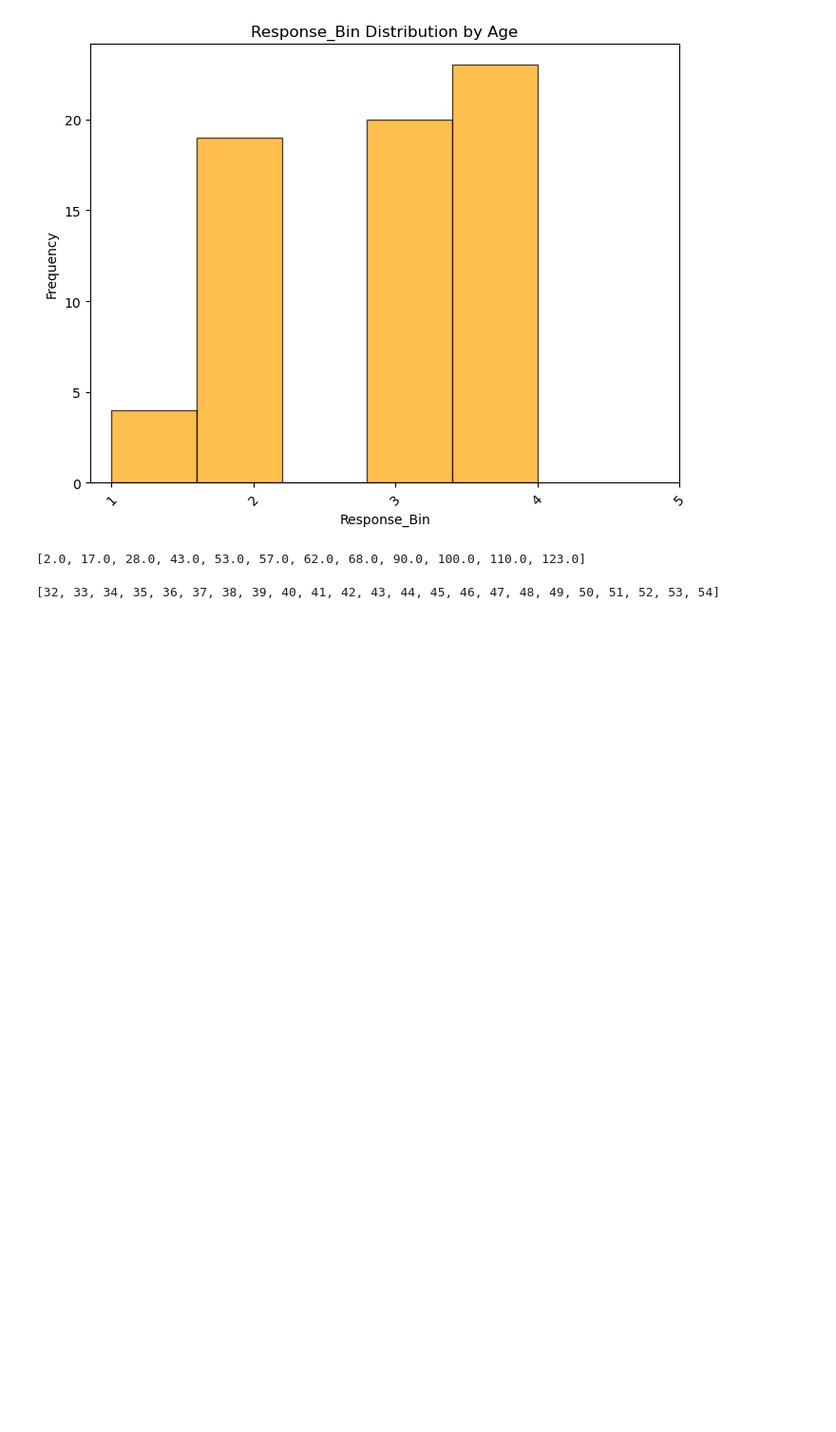
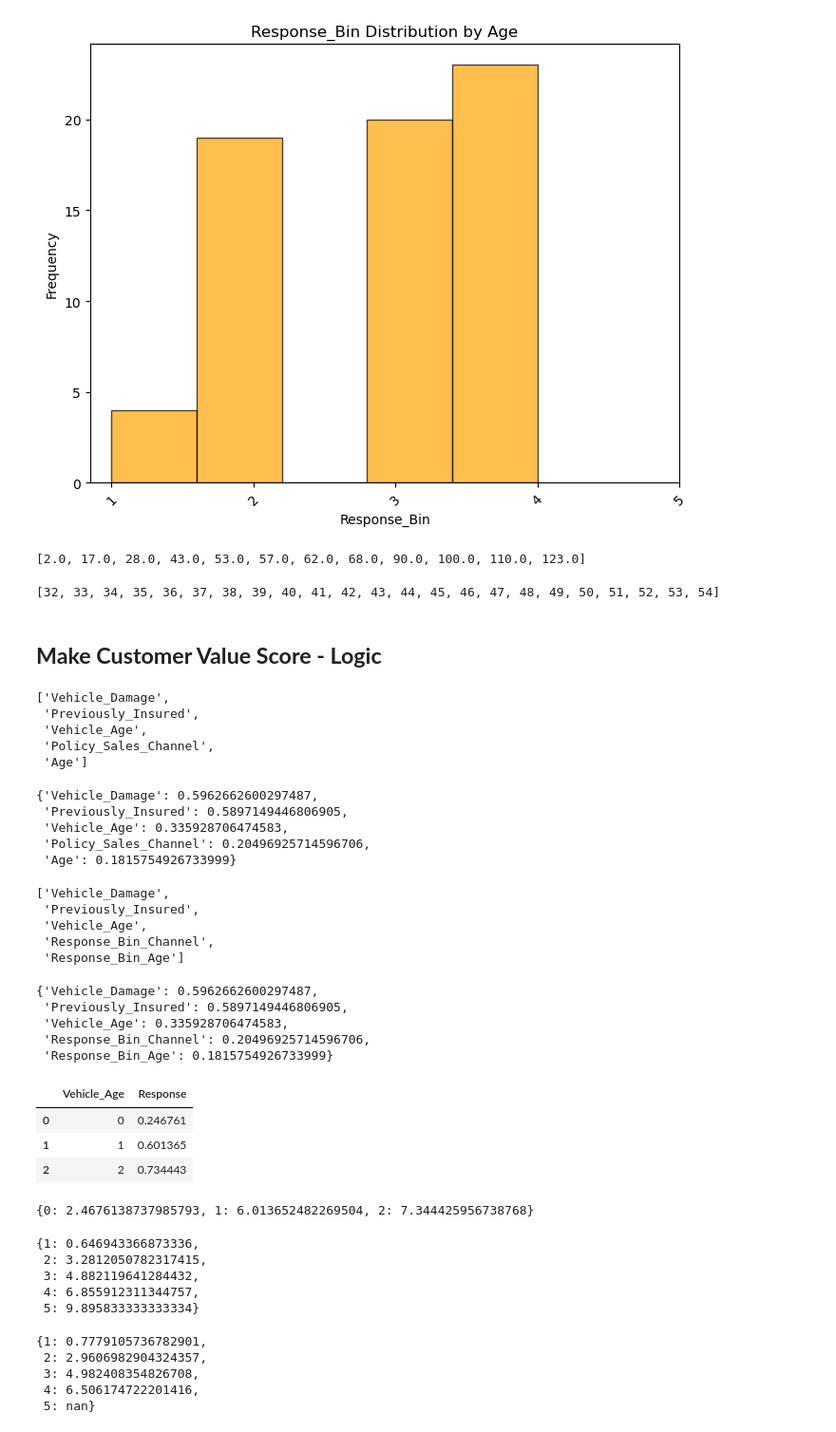
Before and after one commit to OhByungJik1222/Zerobase, a Jupyter notebook: Python 데이터 분석/06. 보험사고객 데이터 분석.ipynb, the cells around one changed output. Shown at 95% size. Drawn from its saved outputs; the diff is of its cells as text; code cells hidden in the pictures; blank space fills up the shorter version.

```diff
--- a/Python 데이터 분석/06. 보험사고객 데이터 분석.ipynb
+++ b/Python 데이터 분석/06. 보험사고객 데이터 분석.ipynb
@@ -1013,3 +1013,82 @@ print(sorted(resampled_train_df[resampled_train_df['Response_Bin_Channel'] == 5]
 print(sorted(resampled_train_df[resampled_train_df['Response_Bin_Age'] == 4]['Age'].unique()))
 # %% [output]
 [32, 33, 34, 35, 36, 37, 38, 39, 40, 41, 42, 43, 44, 45, 46, 47, 48, 49, 50, 51, 52, 53, 54]
+# %% [markdown]
+## **Make Customer Value Score - Logic**
+# %%
+columns_for_corr = corr_matrix['Response'].abs().sort_values(ascending=False)[1:][:5].index.to_list()
+columns_for_corr
+# %% [output]
+['Vehicle_Damage',
+ 'Previously_Insured',
+ 'Vehicle_Age',
+ 'Policy_Sales_Channel',
+ 'Age']
+# %%
+corr_weights = dict()
+
+corr_weights_kv = [(col, corr_matrix['Response'][col]) for col in columns_for_corr]
+for key, value in corr_weights_kv:
+    corr_weights[key] = abs(value)
+corr_weights
+# %% [output]
+{'Vehicle_Damage': 0.5962662600297487,
+ 'Previously_Insured': 0.5897149446806905,
+ 'Vehicle_Age': 0.335928706474583,
+ 'Policy_Sales_Channel': 0.20496925714596706,
+ 'Age': 0.1815754926733999}
+# %%
+columns_for_score = corr_matrix['Response'].abs().sort_values(ascending=False)[1:][:3].index.to_list()
+columns_for_score = columns_for_score + ['Response_Bin_Channel', 'Response_Bin_Age']
+columns_for_score
+# %% [output]
+['Vehicle_Damage',
+ 'Previously_Insured',
+ 'Vehicle_Age',
+ 'Response_Bin_Channel',
+ 'Response_Bin_Age']
+# %%
+corr_weights['Response_Bin_Channel'] = corr_weights.pop('Policy_Sales_Channel')
+corr_weights['Response_Bin_Age'] = corr_weights.pop('Age')
+corr_weights
+# %% [output]
+{'Vehicle_Damage': 0.5962662600297487,
+ 'Previously_Insured': 0.5897149446806905,
+ 'Vehicle_Age': 0.335928706474583,
+ 'Response_Bin_Channel': 0.20496925714596706,
+ 'Response_Bin_Age': 0.1815754926733999}
+# %%
+score_threshold = 10
+response_rate_by_vehicle_age = resampled_train_df.groupby('Vehicle_Age')['Response'].mean().reset_index()
+response_rate_by_vehicle_age
+# %% [output]
+|  | Vehicle_Age | Response |
+| 0 | 0 | 0.246761 |
+| 1 | 1 | 0.601365 |
+| 2 | 2 | 0.734443 |
+# %%
+vehicle_age_score_mapping = response_rate_by_vehicle_age['Response'] * score_threshold
+vehicle_age_score_mapping = vehicle_age_score_mapping.to_dict()
+vehicle_age_score_mapping
+# %% [output]
+{0: 2.4676138737985793, 1: 6.013652482269504, 2: 7.344425956738768}
+# %%
+channel_score_mapping = response_rate_by_channel.groupby('Response_Bin')['Response'].mean() * score_threshold
+channel_score_mapping = channel_score_mapping.to_dict()
+channel_score_mapping
+# %% [output]
+{1: 0.646943366873336,
+ 2: 3.2812050782317415,
+ 3: 4.882119641284432,
+ 4: 6.855912311344757,
+ 5: 9.895833333333334}
+# %%
+age_score_mapping = response_rate_by_age.groupby('Response_Bin')['Response'].mean() * score_threshold
+age_score_mapping = age_score_mapping.to_dict()
+age_score_mapping
+# %% [output]
+{1: 0.7779105736782901,
+ 2: 2.9606982904324357,
+ 3: 4.982408354826708,
+ 4: 6.506174722201416,
+ 5: nan}
```
Also changed, not shown: parts of 15 cells of this notebook, 3 other files.
